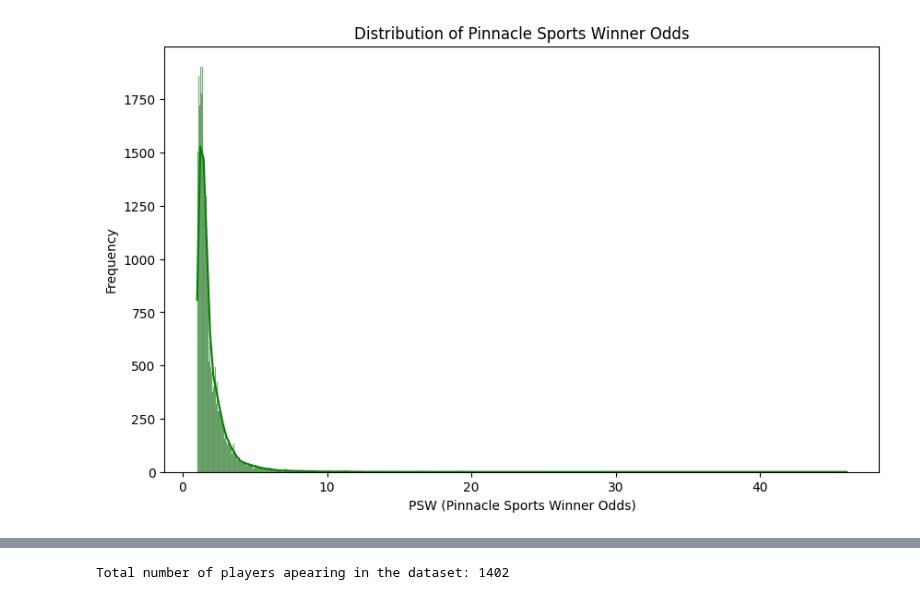
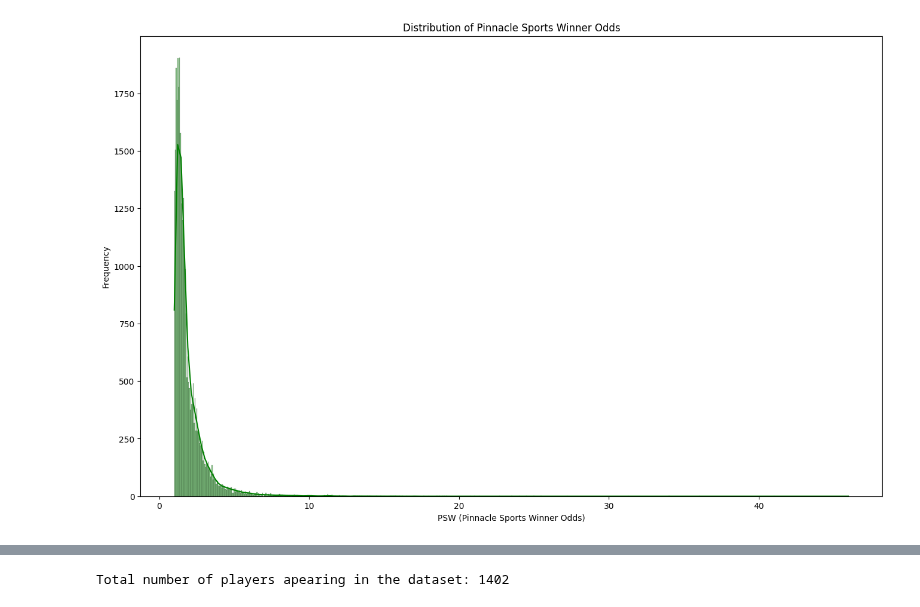
Before and after one commit to sprogl/sporting-bet-prediction, a Jupyter notebook: ATP_first_notebook.ipynb, the cells around one changed output, grey strips where cells are left out. Cells and saved outputs as stored; diff of their text form; code cells hidden in the pictures.

```diff
--- a/ATP_first_notebook.ipynb
+++ b/ATP_first_notebook.ipynb
@@ -98,22 +49,22 @@ memory usage: 698.6 KB
 # %%
 import matplotlib.pyplot as plt
 import seaborn as sns                   # Optional, for enhanced styling
 
 psw_values = df['PSW']
 
 # Create a histogram
-plt.figure(figsize=(10, 6))
+plt.figure(figsize=(16, 10))
 sns.histplot(psw_values, kde=True, color='green')
 
 # Add labels and title
 plt.title('Distribution of Pinnacle Sports Winner Odds')
 plt.xlabel('PSW (Pinnacle Sports Winner Odds)')
 plt.ylabel('Frequency')
 
 # Show the plot
 plt.show();
 # %% [output]
-[figure, old version]
+[figure, new version]
 # %%
 import matplotlib.pyplot as plt
 import seaborn as sns
```
Also changed, not shown: parts of 8 cells of this notebook.
